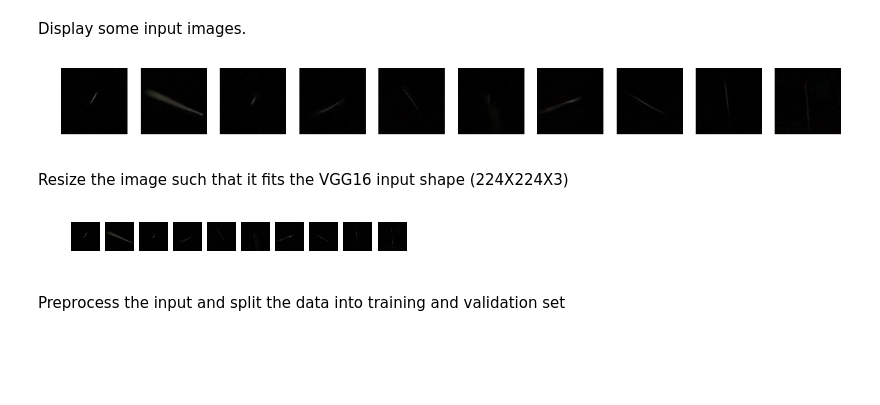
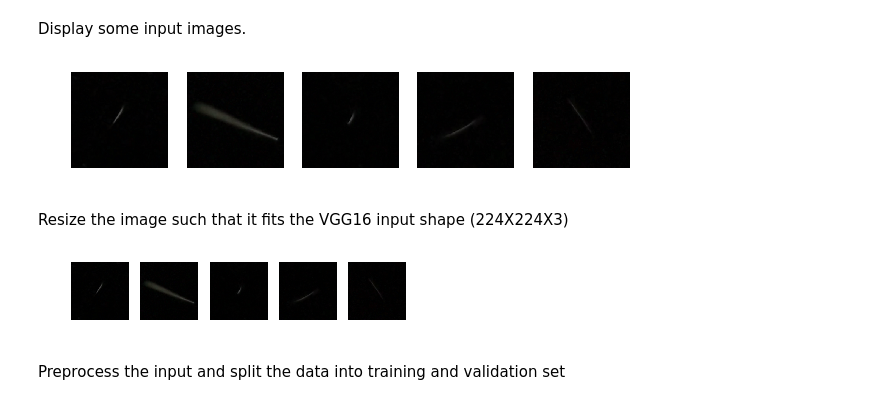
Before and after one commit to ottolau/CloudChamberTrackClassification, a Jupyter notebook: keras/cloudchamberAI_v1_train.ipynb, the cells around one changed output. Drawn from its saved outputs; the diff is of its cells as text; code cells hidden in the pictures; blank space fills up the shorter version.

```diff
--- a/keras/cloudchamberAI_v1_train.ipynb
+++ b/keras/cloudchamberAI_v1_train.ipynb
@@ -31,7 +31,7 @@ from keras.utils.np_utils import to_categorical
 import cv2
 
 image_id, image_class = np.loadtxt(mapping_csv, delimiter=',', dtype={'names': ('image_id', 'image_class'),
-          'formats': ('|S100', np.float)}, unpack=True)
+          'formats': ('|S100', np.float)}, unpack=True, skiprows=1)
 
 #print image_id
 X = []
@@ -52,15 +52,15 @@ Using TensorFlow backend.
 # %% [markdown]
 Display some input images.
 # %%
-num_examples = 10
+num_examples = 5
 plt.figure(figsize=(num_examples*2, 2))
 for i in range(num_examples):
     plt.subplot(1, num_examples, i+1)
     plt.axis('off')
     example = np.squeeze(np.array(X[i]*255).astype("uint8"))
     plt.imshow(example, cmap="gray")
 # %% [output]
-[figure, old version]
+[figure, new version]
 # %% [markdown]
 Resize the image such that it fits the VGG16 input shape (224X224X3)
 # %%
@@ -77,7 +77,7 @@ for i in range(num_examples):
     example = X[i]
     plt.imshow(example, cmap="gray")
 # %% [output]
-[figure, old version]
+[figure, new version]
 # %% [markdown]
 Preprocess the input and  split the data into training and validation set
 # %%
```
Also changed, not shown: parts of 4 cells of this notebook, 2 other files.
